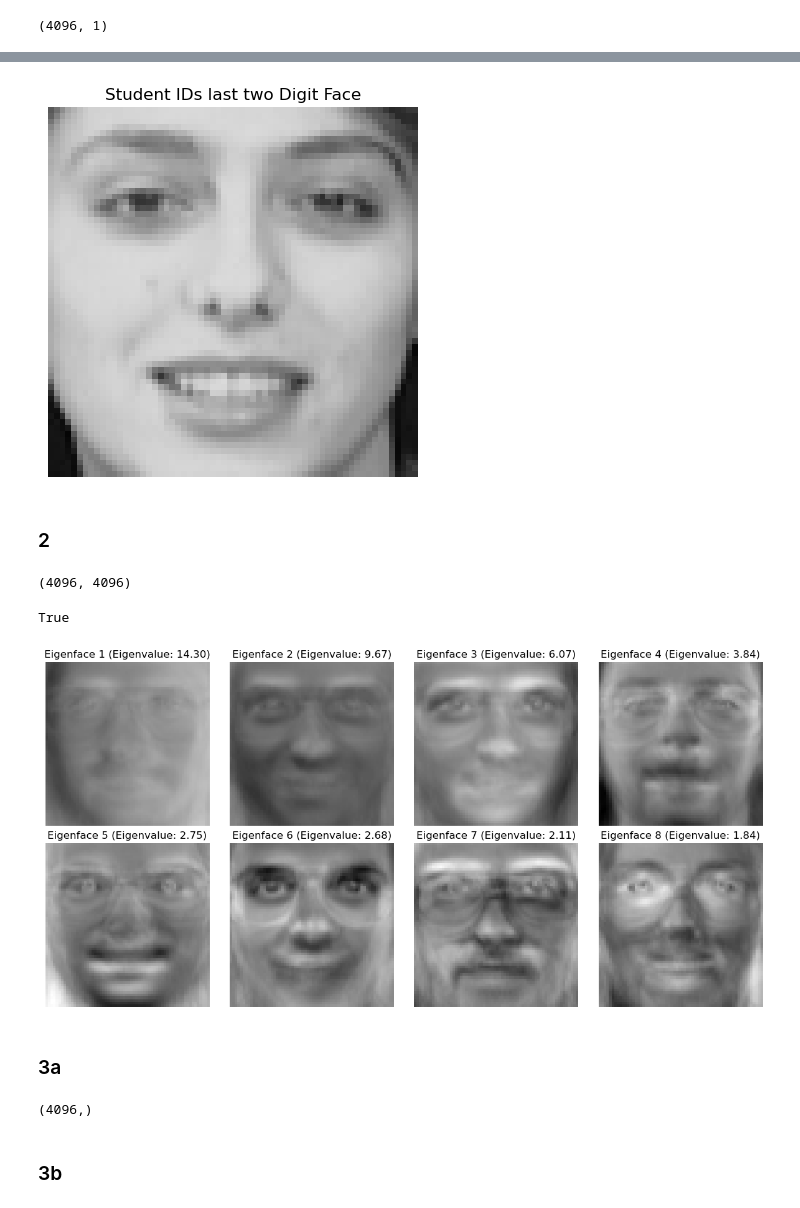
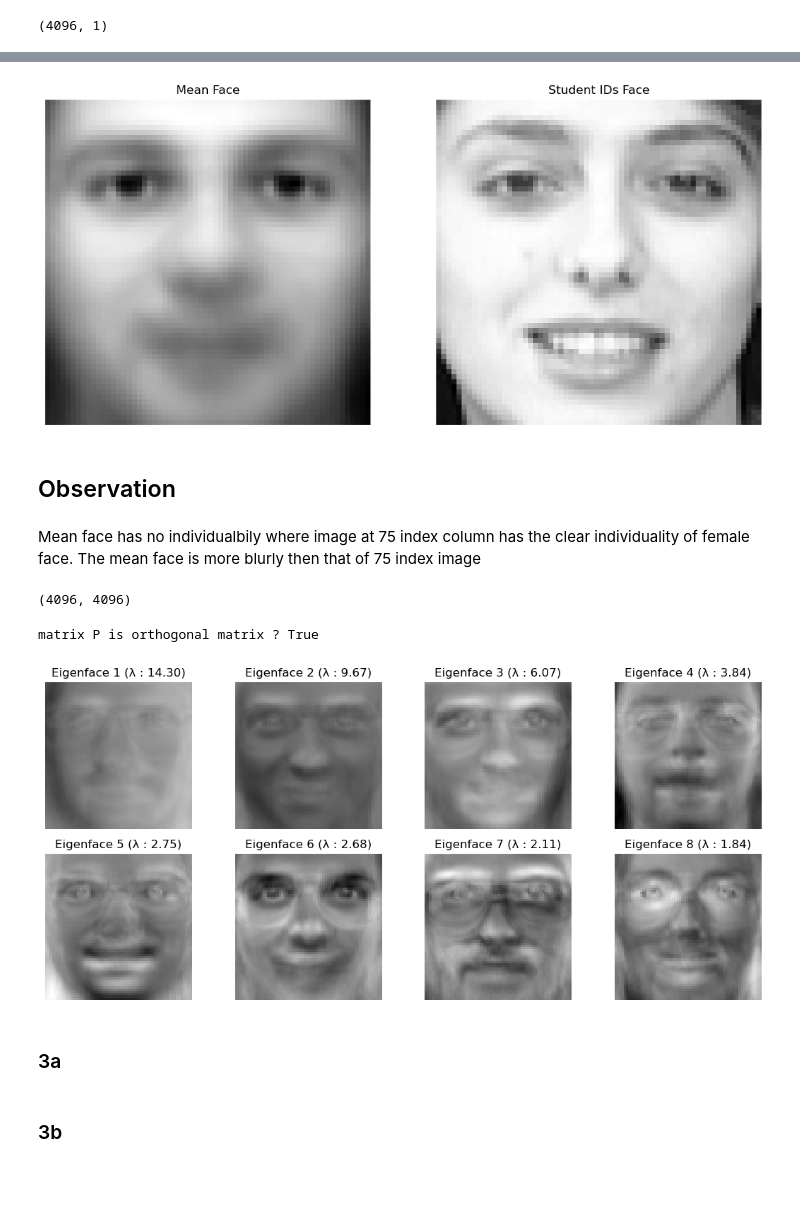
Before and after one commit to ShankarBhandari01/principal_of_data_science_assignments, a Jupyter notebook: data_science_work.ipynb, the cells around one changed output, grey strips where cells are left out. Saved outputs shown, nothing was run; the diff lists cells and outputs as text; code cells hidden in the pictures; blank space fills up the shorter version.

Commit message:
define functions and fix issues

```diff
--- a/data_science_work.ipynb
+++ b/data_science_work.ipynb
@@ -283,9 +294,9 @@ Calculated time for a machine to reach Idle from In Repair state: 3.25 hours
 ## Task 2 Eigenfaces
 # %%
 faces = sklearn.datasets.fetch_olivetti_faces()
-Xall = faces.data.T
-print(f'Shape of Xall is ', Xall.shape)
-print(f"min {Xall.min()} and max {Xall.max()}")
-Xsub = Xall[:,0:200]
+X_all = faces.data.T
+print(f'Shape of X_all is ', X_all.shape)
+print(f"min {X_all.min()} and max {X_all.max()}")
+Xsub = X_all[:,0:200]
 print(f'Shape of Xsub is ', Xsub.shape)
 # %% [output]
@@ -302,12 +313,32 @@ print(xbar.shape)
 (4096, 1)
 # %%
 # reshaping xbar in order to visualise
-mean_face= xbar.reshape(64,64)
+mean_face_reshape= xbar.reshape(64,64)
 # %%
-#visualise function
-def visualise(face, title,is_show):
+
+#normal visualise function
+def visualise(face, title='', is_show=True, apply_filter=False):
+    plt.imshow(face, cmap=plt.cm.gray, vmin=0 if apply_filter else None, vmax=1 if apply_filter else None)
     plt.title(title)
-    plt.imshow(face, cmap=plt.cm.gray, vmin=0, vmax=1)
     plt.axis("off")
-    if is_show is True:
+
+    if is_show:
         plt.show()
+
+
+# Visualization side_by_side function
+def visualise_side_plot(faces, titles, apply_filter=False):
+    if len(faces) != len(titles):
+        raise ValueError("The 'faces' and 'titles' lists must have the same length.")
+
+    num_faces = len(faces)
+    cols = min(num_faces, 4)
+    rows = math.ceil(num_faces / cols)
+
+    plt.figure(figsize=(11, 5))
+    for i, (face, title) in enumerate(zip(faces, titles), 1):
+        plt.subplot(rows, cols, i)
+        visualise(face=face, title=title, is_show=False, apply_filter=apply_filter)
+
+    plt.tight_layout()
+    plt.show()
@@ -322,12 +348,17 @@ student_id = 75
 student_id_image = Xsub[:, student_id].reshape(64, 64)
 # %%
 #calling visualise funciton
-title = 'Student IDs last two Digit Face'
-visualise(student_id_image,title,True)
+titles = ['Mean Face','Student IDs Face']
+faces =[mean_face_reshape,student_id_image]
+
+visualise_side_plot(faces,titles)
 # %% [output]
-[figure, old version]
+[figure, new version]
 # %% [markdown]
-### 2
+## Observation
+# %% [markdown]
+Mean face has no individualbily where image at 75 index column has the clear individuality of female face.
+The mean face is more blurly then that of 75 index image
 # %%
 # calculating the covarance of xSub as saving results on matrix C
 C = np.cov(Xsub)
@@ -349,30 +380,29 @@ matrix_mul = np.dot(P.T,P)
 # %%
 # to see if P is orthogonal or not
 is_orthogonal  = np.allclose(matrix_mul,I)
-print(is_orthogonal)
+print(f"matrix P is orthogonal matrix ? {is_orthogonal}")
 # %% [output]
-True
+matrix P is orthogonal matrix ? True
 # %%
 # Visualise the top 8 eigenfaces
 # Select the top 8 eigenfaces
 top_8_eigenfaces = P[:, :8]
 
-plt.figure(figsize=(12, 6))
-
 # Normalize the eigenfaces for better visualization
 eigenfaces_normalized_image = (top_8_eigenfaces - np.min(top_8_eigenfaces)) / (np.max(top_8_eigenfaces) - np.min(top_8_eigenfaces))
 
 # visualising eigenfaces
+faces =[]
+titles =[]
 for i in range(8):
-    plt.subplot(2, 4, i + 1)
-    title = f'Eigenface {i + 1} (Eigenvalue: {V[i]:.2f})'
+    title = f'Eigenface {i + 1} (λ : {V[i]:.2f})'
     image = eigenfaces_normalized_image[:, i].reshape(64, 64)
-    visualise(image,title,False)
+    faces.append(image)
+    titles.append(title)
 
-plt.tight_layout()
-plt.show()
+visualise_side_plot(faces,titles,apply_filter=True)
 # %% [output]
-[figure, old version]
+[figure, new version]
 # %% [markdown]
 ### 3a
 # %%
@@ -383,8 +413,6 @@ Ysub = P.T @ (Xsub-xbar)
 # let y be any column of Ysub
 y = Ysub[:,student_id] # i take 75 as my student id's last two digit
 print(y.shape)
-# %% [output]
-(4096,)
 # %% [markdown]
 ### 3b
 # %%
```
Also changed, not shown: parts of 23 cells of this notebook, 1 other file.
